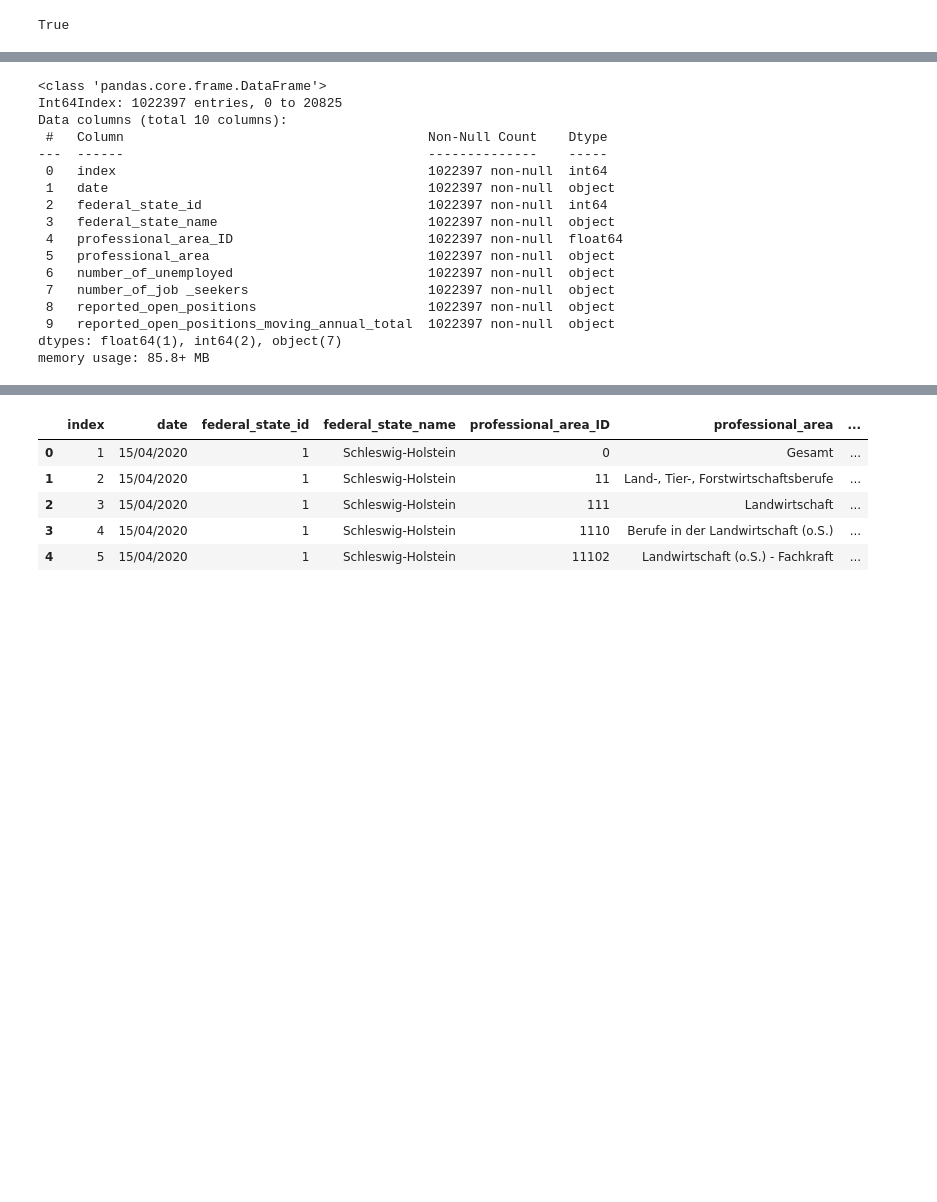
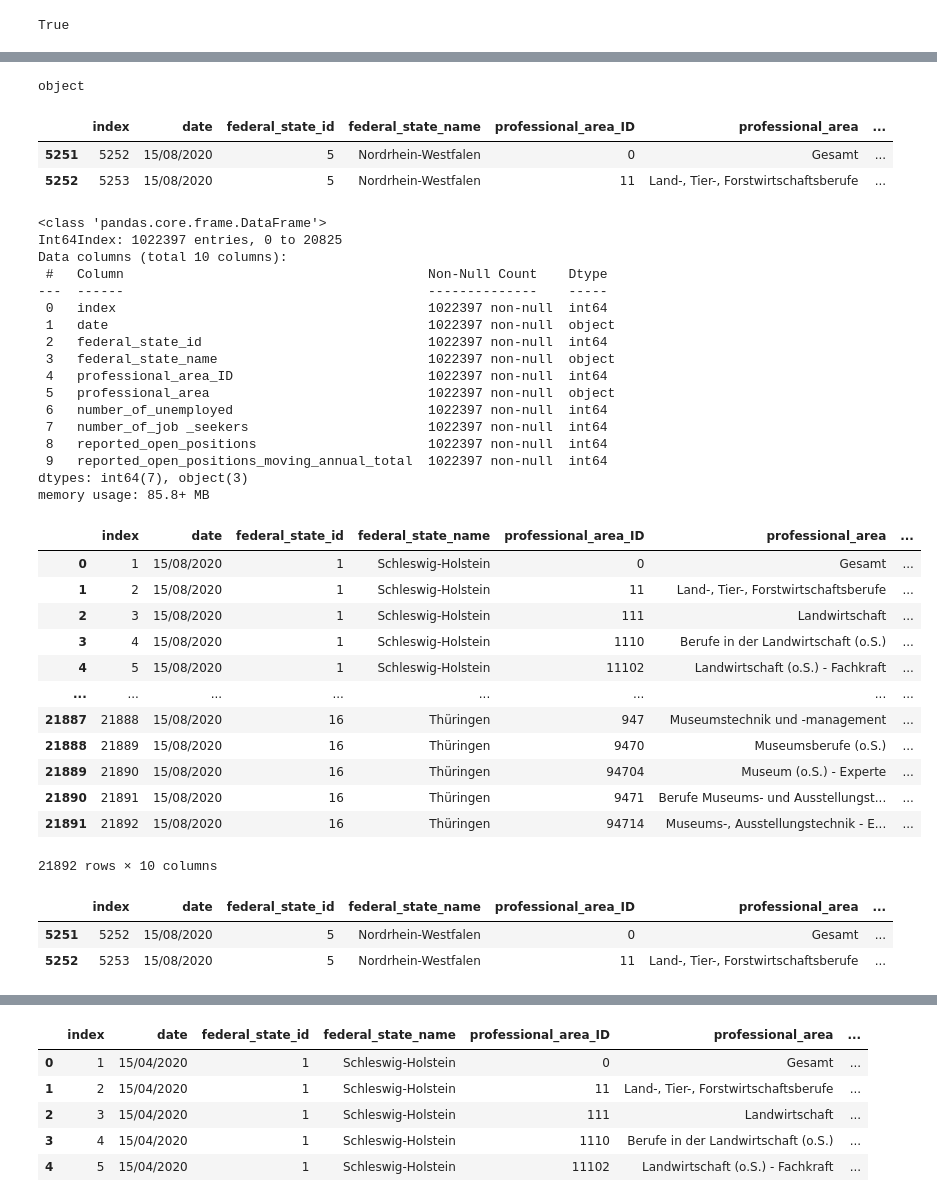
Before and after one commit to labour-force-data-project/Labour_market_analysis, a Jupyter notebook: file_merging.ipynb, the cells around one changed output, grey strips where cells are left out. Cells and saved outputs as stored; diff of their text form; code cells hidden in the pictures; blank space fills up the shorter version.

```diff
--- a/file_merging.ipynb
+++ b/file_merging.ipynb
@@ -95 +95,7 @@ dtypes: float64(1), int64(2), object(7)
 memory usage: 85.8+ MB
+# %%
+#turn column values to integers
+months_combined['number_of_unemployed'] = months_combined['number_of_unemployed'].astype(str)
+months_combined['number_of_job _seekers'] = months_combined['number_of_job _seekers'].astype(str)
+months_combined['reported_open_positions'] = months_combined['reported_open_positions'].astype(str)
+months_combined['reported_open_positions_moving_annual_total'] = months_combined['reported_open_positions_moving_annual_total'].astype(str)
@@ -96,3 +122,20 @@ memory usage: 85.8+ MB
+# %%
+print(months_combined['reported_open_positions'].dtype)
+# %% [output]
+object
+# %%
+#remove the ','
+months_combined['number_of_unemployed'] = months_combined['number_of_unemployed'].str.replace(',', '')
+months_combined['number_of_job _seekers'] = months_combined['number_of_job _seekers'].str.replace(',', '')
+months_combined['reported_open_positions'] = months_combined['reported_open_positions'].str.replace(',', '')
+months_combined['reported_open_positions_moving_annual_total'] = months_combined['reported_open_positions_moving_annual_total'].str.replace(',', '')
+# %%
+
+months_combined[(months_combined['date'] == '15/08/2020') & (months_combined['federal_state_id'] == 5)].head(2)
+# %% [output]
+|  | index | date | federal_state_id | federal_state_name | professional_area_ID | professional_area | ... |
+| 5251 | 5252 | 15/08/2020 | 5 | Nordrhein-Westfalen | 0 | Gesamt | ... |
+| 5252 | 5253 | 15/08/2020 | 5 | Nordrhein-Westfalen | 11 | Land-, Tier-, Forstwirtschaftsberufe | ... |
 # %%
 months_combined.fillna(0, inplace=True)
 # %%
@@ -124,14 +167,37 @@ Data columns (total 10 columns):
  1   date                                         1022397 non-null  object
  2   federal_state_id                             1022397 non-null  int64
  3   federal_state_name                           1022397 non-null  object
- 4   professional_area_ID                         1022397 non-null  float64
+ 4   professional_area_ID                         1022397 non-null  int64
  5   professional_area                            1022397 non-null  object
- 6   number_of_unemployed                         1022397 non-null  object
- 7   number_of_job _seekers                       1022397 non-null  object
- 8   reported_open_positions                      1022397 non-null  object
- 9   reported_open_positions_moving_annual_total  1022397 non-null  object
-dtypes: float64(1), int64(2), object(7)
+ 6   number_of_unemployed                         1022397 non-null  int64
+ 7   number_of_job _seekers                       1022397 non-null  int64
+ 8   reported_open_positions                      1022397 non-null  int64
+ 9   reported_open_positions_moving_annual_total  1022397 non-null  int64
+dtypes: int64(7), object(3)
 memory usage: 85.8+ MB
+# %%
+months_combined[months_combined['date'] == '15/08/2020']
+# %% [output]
+|  | index | date | federal_state_id | federal_state_name | professional_area_ID | professional_area | ... |
+| 0 | 1 | 15/08/2020 | 1 | Schleswig-Holstein | 0 | Gesamt | ... |
+| 1 | 2 | 15/08/2020 | 1 | Schleswig-Holstein | 11 | Land-, Tier-, Forstwirtschaftsberufe | ... |
+| 2 | 3 | 15/08/2020 | 1 | Schleswig-Holstein | 111 | Landwirtschaft | ... |
+| 3 | 4 | 15/08/2020 | 1 | Schleswig-Holstein | 1110 | Berufe in der Landwirtschaft (o.S.) | ... |
+| 4 | 5 | 15/08/2020 | 1 | Schleswig-Holstein | 11102 | Landwirtschaft (o.S.) - Fachkraft | ... |
+| ... | ... | ... | ... | ... | ... | ... | ... |
+| 21887 | 21888 | 15/08/2020 | 16 | Thüringen | 947 | Museumstechnik und -management | ... |
+| 21888 | 21889 | 15/08/2020 | 16 | Thüringen | 9470 | Museumsberufe (o.S.) | ... |
+| 21889 | 21890 | 15/08/2020 | 16 | Thüringen | 94704 | Museum (o.S.) - Experte | ... |
+| 21890 | 21891 | 15/08/2020 | 16 | Thüringen | 9471 | Berufe Museums- und Ausstellungst... | ... |
+| 21891 | 21892 | 15/08/2020 | 16 | Thüringen | 94714 | Museums-, Ausstellungstechnik - E... | ... |
+21892 rows × 10 columns
+# %%
+
+months_combined[(months_combined['date'] == '15/08/2020') & (months_combined['federal_state_id'] == 5)].head(2)
+# %% [output]
+|  | index | date | federal_state_id | federal_state_name | professional_area_ID | professional_area | ... |
+| 5251 | 5252 | 15/08/2020 | 5 | Nordrhein-Westfalen | 0 | Gesamt | ... |
+| 5252 | 5253 | 15/08/2020 | 5 | Nordrhein-Westfalen | 11 | Land-, Tier-, Forstwirtschaftsberufe | ... |
 # %%
 months_combined
 # %% [output]
```
Also changed, not shown: parts of 10 cells of this notebook, 2 other files.
